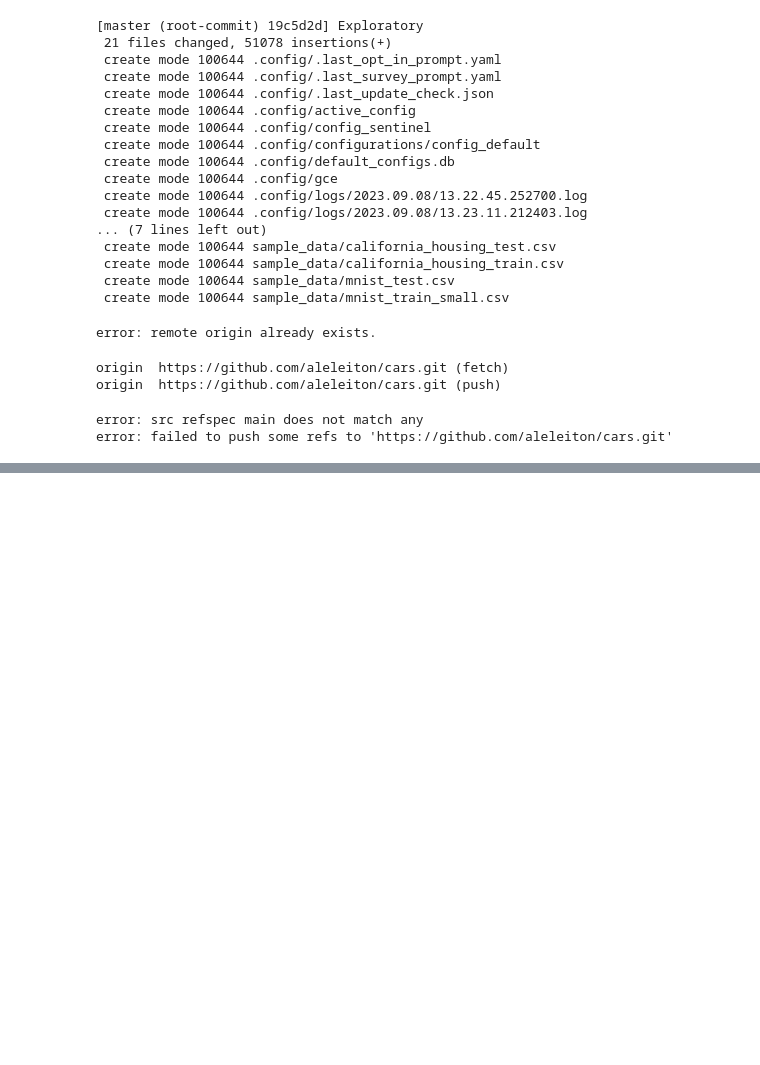
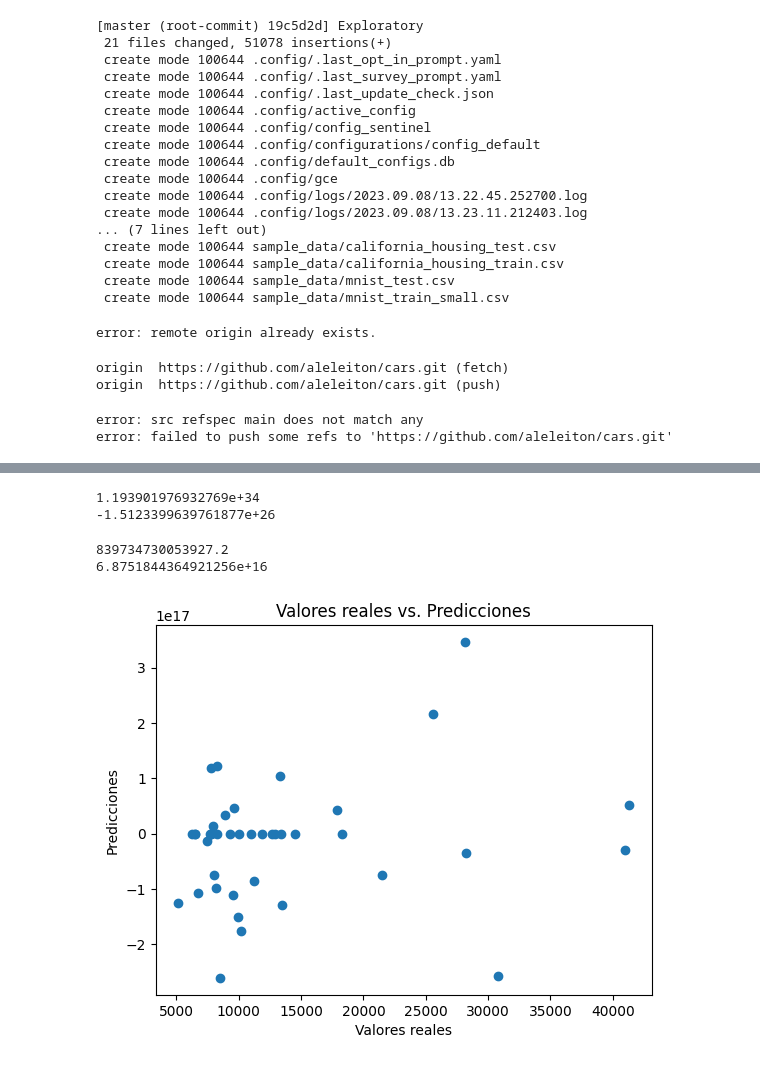
Before and after one commit to aleleiton/cars, a Jupyter notebook: cars.ipynb, the cells around one changed output, grey strips where cells are left out. Saved outputs shown, nothing was run; the diff lists cells and outputs as text; code cells hidden in the pictures; blank space fills up the shorter version.

```diff
--- a/cars.ipynb
+++ b/cars.ipynb
@@ -278,0 +317,3 @@ from sklearn.metrics import mean_squared_error, r2_score
+# %%
+encoded_data = pd.get_dummies(categories, prefix='category')
+encoded_data
@@ -278,0 +355,7 @@ from sklearn.metrics import mean_squared_error, r2_score
+# %%
+X = encoded_data
+y = df['price']
+# %%
+X_train, X_test, y_train, y_test = train_test_split(X, y, test_size=0.2, random_state=42)
+model = LinearRegression()
+model.fit(X_train, y_train)
@@ -278,0 +364,3 @@ from sklearn.metrics import mean_squared_error, r2_score
+# %%
+y_pred = model.predict(X_test)
+y_pred
@@ -278,0 +379,24 @@ from sklearn.metrics import mean_squared_error, r2_score
+# %%
+mse = mean_squared_error(y_test, y_pred)
+r2 = r2_score(y_test, y_pred)
+print(mse)
+print(r2)
+# %% [output]
+1.193901976932769e+34
+-1.5123399639761877e+26
+# %%
+slope = model.coef_[0]
+intercept = model.intercept_
+print(slope)
+print(intercept)
+# %% [output]
+839734730053927.2
+6.8751844364921256e+16
+# %%
+plt.scatter(y_test, y_pred)
+plt.xlabel('Valores reales')
+plt.ylabel('Predicciones')
+plt.title('Valores reales vs. Predicciones')
+plt.show()
+# %% [output]
+[figure, added]
```
Also changed, not shown: parts of 13 cells of this notebook.
